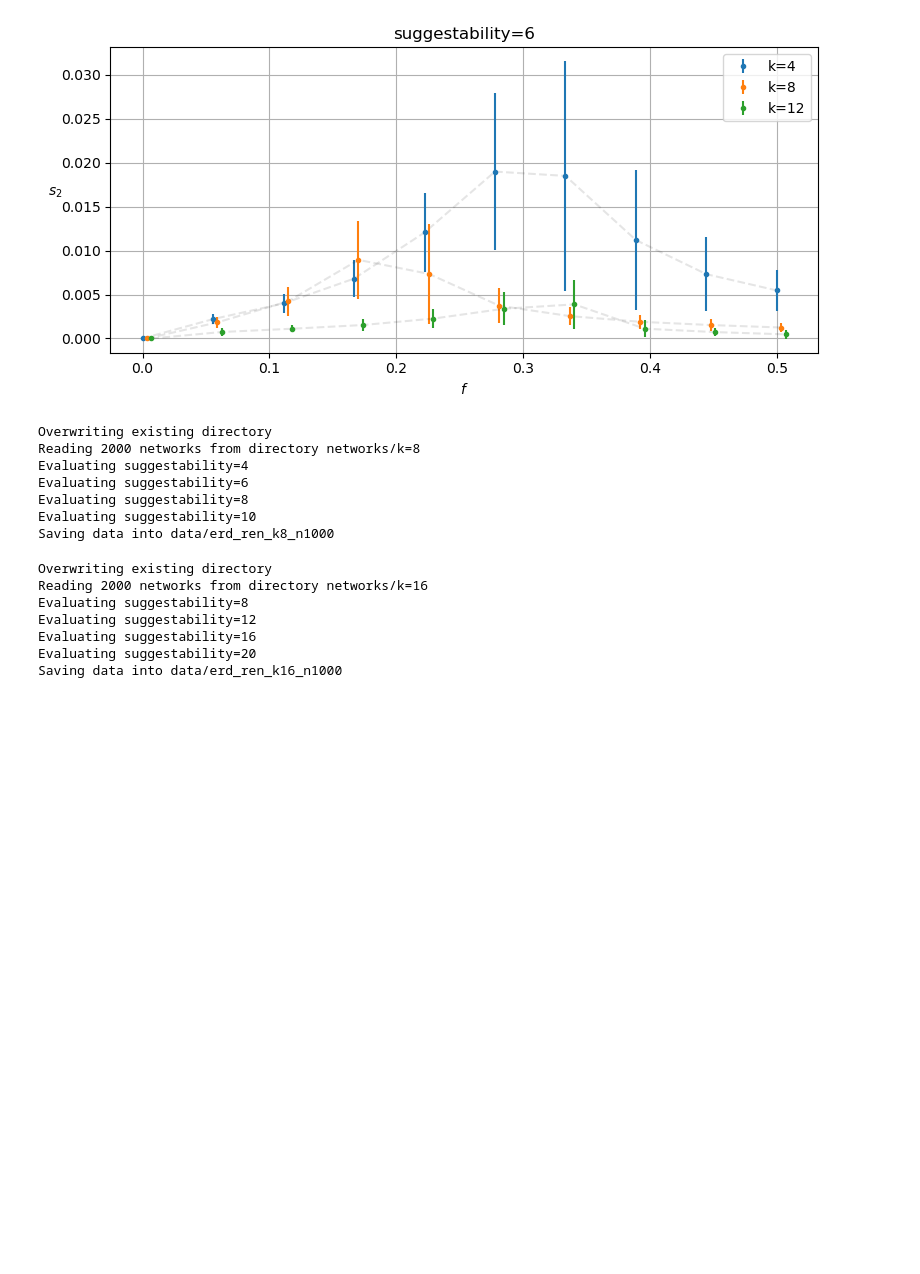
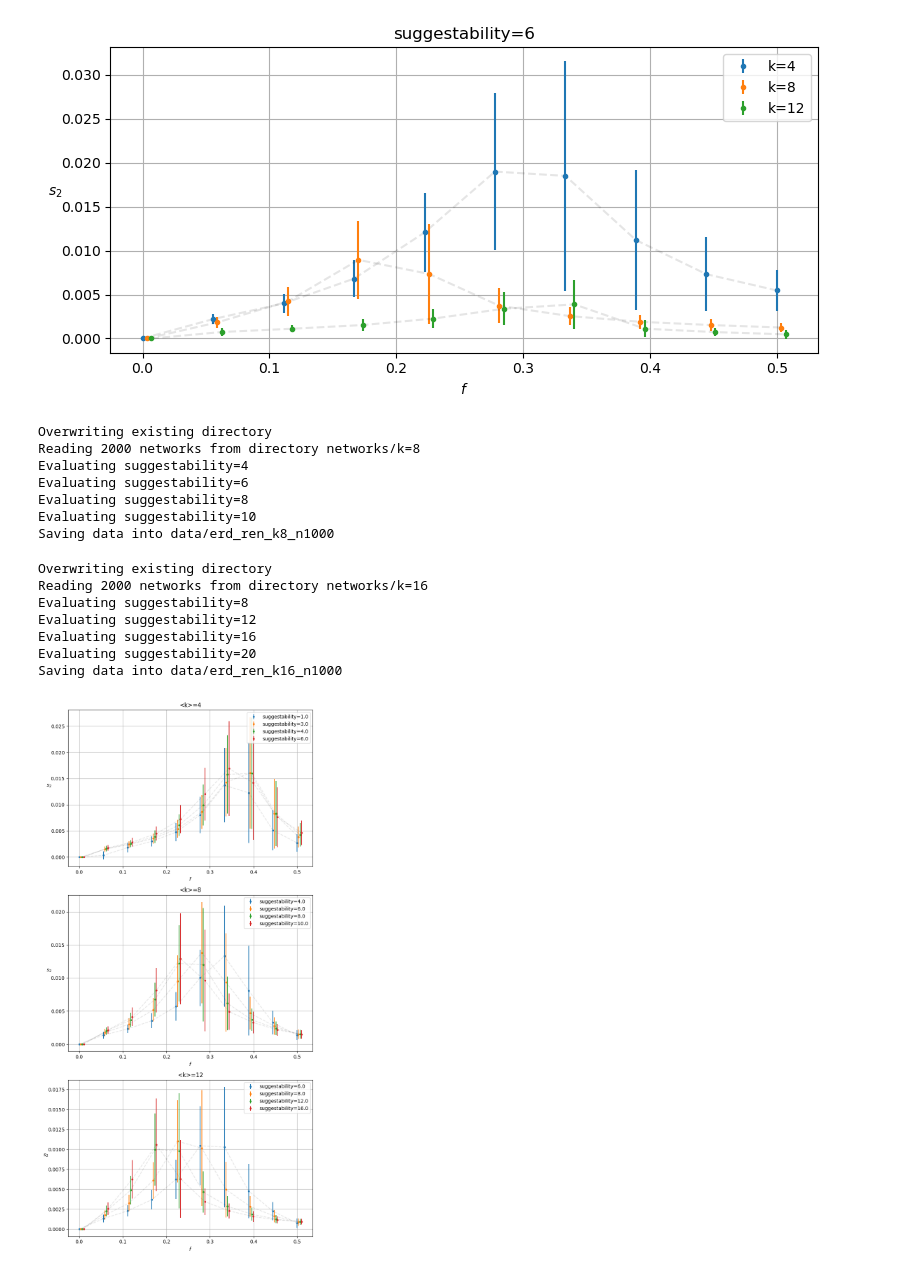
Before and after one commit to ADmitri42/opinion-model, a Jupyter notebook: network-model.ipynb, the cells around one changed output. Drawn from its saved outputs; the diff is of its cells as text; code cells hidden in the pictures; blank space fills up the shorter version.

Commit message:
feat: random regular graphs

```diff
--- a/network-model.ipynb
+++ b/network-model.ipynb
@@ -529,3 +530,26 @@ Evaluating suggestability=12
 Evaluating suggestability=16
 Evaluating suggestability=20
 Saving data into data/erd_ren_k16_n1000
+# %%
+ab_m2_data = load_data('data/bar_alb_k4_n2000/')
+ab_m4_data = load_data('data/bar_alb_k8_n2000/')
+ab_m6_data = load_data('data/bar_alb_k12_n2000/')
+# %%
+fig, axs = plt.subplots(3, 1, figsize=(8, 16))
+
+for ax, data, k in zip(axs, [ab_m2_data, ab_m4_data, ab_m6_data], [4, 8, 12]):
+    ax.set_title(f'<k>={k}')
+    for i, suggestability in enumerate(data.index.get_level_values(0).unique()):
+        r1 = data.loc[suggestability]
+        ax.plot(r1.f + i * 35e-4, r1.s2_mean, 'k--', alpha=0.1)
+        # ax.plot(r1.f, r1.s2_mean, '.', label=f'{suggestability=}')
+        ax.errorbar(r1.f + i * 35e-4, r1.s2_mean, yerr=r1.s2_std, fmt='.', label=f'{suggestability=}')
+        # ax.fill_between(r1.f, r1.s2_mean - r1.s2_std, r1.s2_mean + r1.s2_std,
+        #          color='grey', alpha=0.2)
+    ax.set_xlabel('$f$')
+    ax.set_ylabel('$s_2$', rotation=0)
+    ax.legend()
+    ax.grid(True)
+plt.tight_layout()
+# %% [output]
+[figure, added]
```
Also changed, not shown: parts of 9 cells of this notebook, 10 other files.
